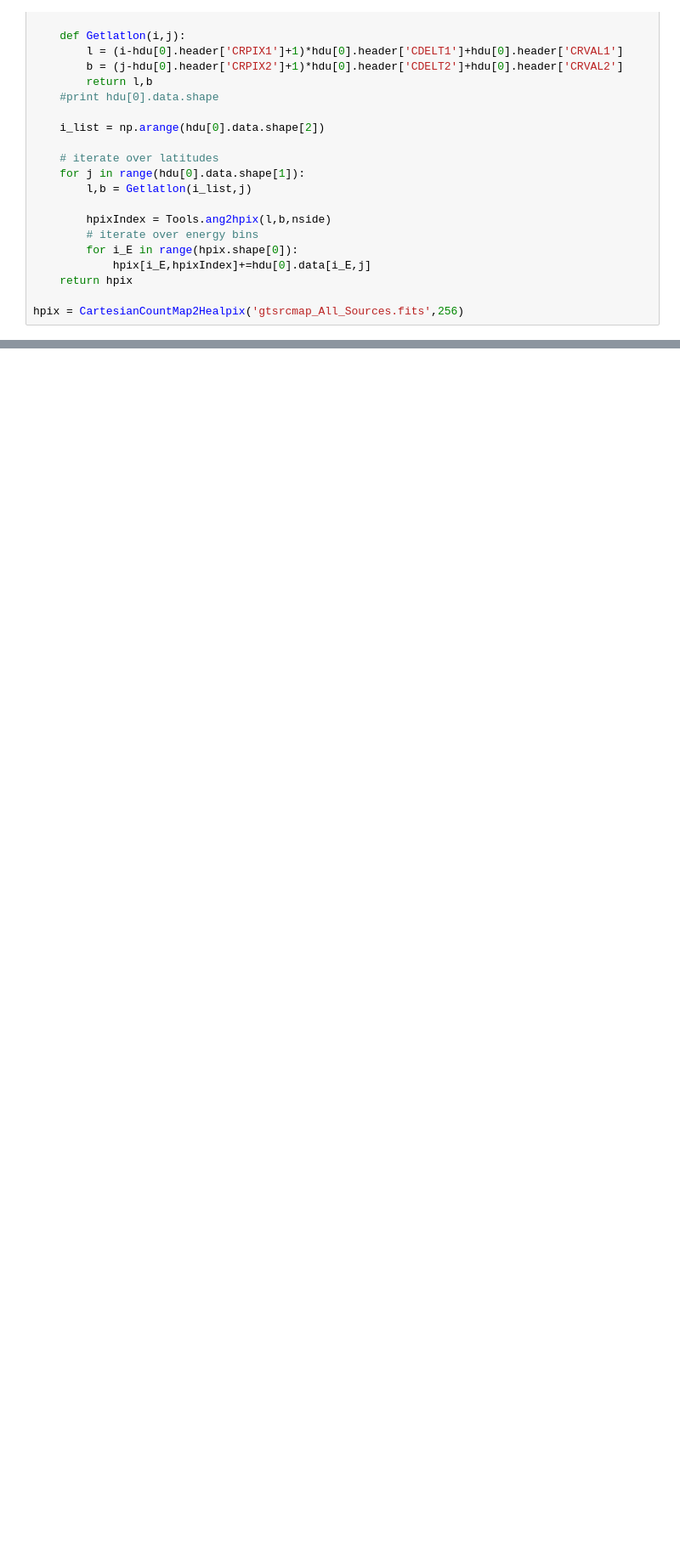
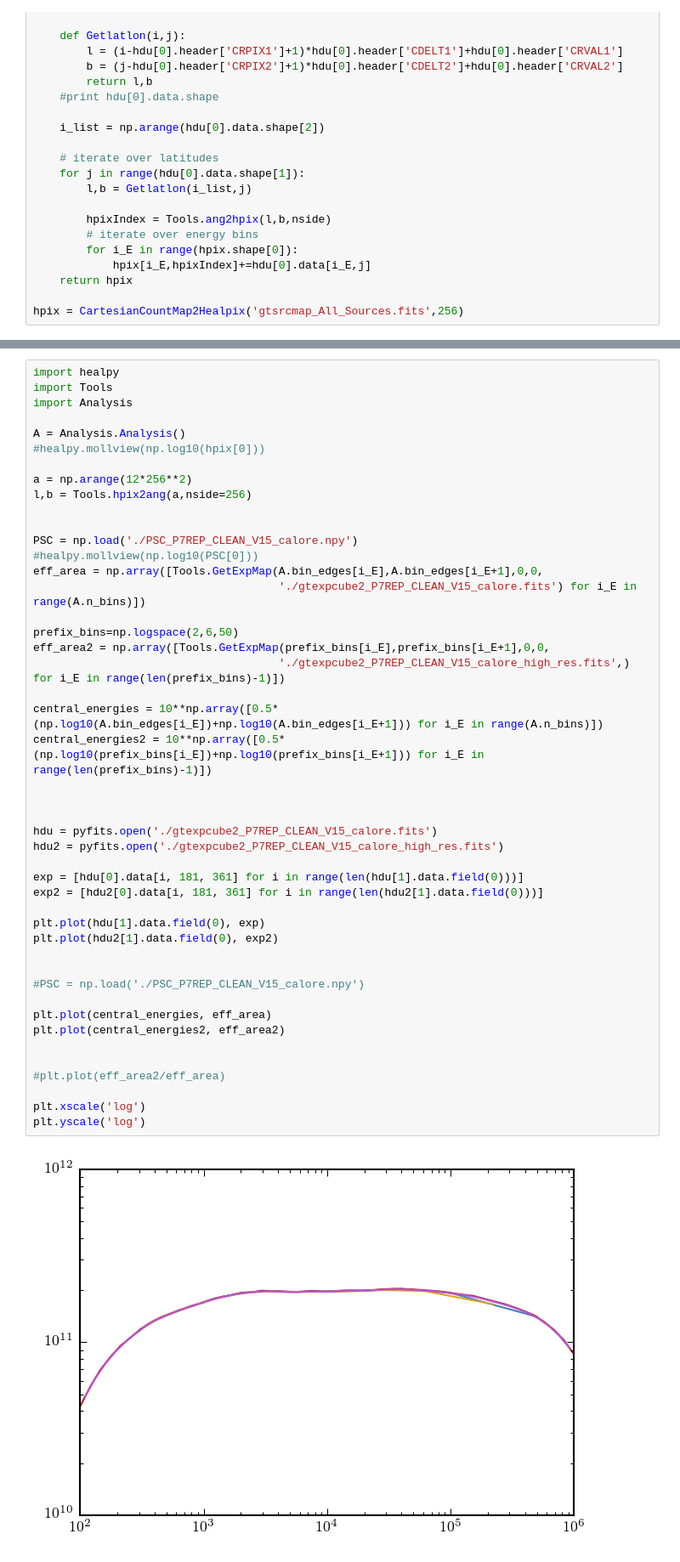
Before and after one commit to erccarls/GammaLike_dev, a Jupyter notebook: GenSrcMap.ipynb, the cells around one changed output, grey strips where cells are left out. Shown at 85% size. Drawn from its saved outputs; the diff is of its cells as text; blank space fills up the shorter version.

```diff
--- a/GenSrcMap.ipynb
+++ b/GenSrcMap.ipynb
@@ -223,3 +204,51 @@ TypeError: 'int' object is not callable
+# %%
+import healpy
+import Tools
+import Analysis
+
+A = Analysis.Analysis()
+#healpy.mollview(np.log10(hpix[0]))
+
+a = np.arange(12*256**2)
+l,b = Tools.hpix2ang(a,nside=256)
+
+
+PSC = np.load('./PSC_P7REP_CLEAN_V15_calore.npy')
+#healpy.mollview(np.log10(PSC[0]))
+eff_area = np.array([Tools.GetExpMap(A.bin_edges[i_E],A.bin_edges[i_E+1],0,0,
+                                     './gtexpcube2_P7REP_CLEAN_V15_calore.fits') for i_E in range(A.n_bins)])
+
+prefix_bins=np.logspace(2,6,50)
+eff_area2 = np.array([Tools.GetExpMap(prefix_bins[i_E],prefix_bins[i_E+1],0,0,
+                                     './gtexpcube2_P7REP_CLEAN_V15_calore_high_res.fits',) for i_E in range(len(prefix_bins)-1)])
+
+central_energies = 10**np.array([0.5*(np.log10(A.bin_edges[i_E])+np.log10(A.bin_edges[i_E+1])) for i_E in range(A.n_bins)])
+central_energies2 = 10**np.array([0.5*(np.log10(prefix_bins[i_E])+np.log10(prefix_bins[i_E+1])) for i_E in range(len(prefix_bins)-1)])
+
+
+
+hdu = pyfits.open('./gtexpcube2_P7REP_CLEAN_V15_calore.fits')
+hdu2 = pyfits.open('./gtexpcube2_P7REP_CLEAN_V15_calore_high_res.fits')
+
+exp = [hdu[0].data[i, 181, 361] for i in range(len(hdu[1].data.field(0)))]
+exp2 = [hdu2[0].data[i, 181, 361] for i in range(len(hdu2[1].data.field(0)))]
+
+plt.plot(hdu[1].data.field(0), exp)
+plt.plot(hdu2[1].data.field(0), exp2)
+
+
+#PSC = np.load('./PSC_P7REP_CLEAN_V15_calore.npy')
+
+plt.plot(central_energies, eff_area)
+plt.plot(central_energies2, eff_area2)
+
+
+#plt.plot(eff_area2/eff_area)
+
+plt.xscale('log')
+plt.yscale('log')
+# %% [output]
+[figure, added]
 # %%
 
 total_array = np.load(open('/data/fermi_data_1-8-14/total_srcMap_0.npy','rb'))
```
Also changed, not shown: parts of 1 cell of this notebook, 7 other files.
